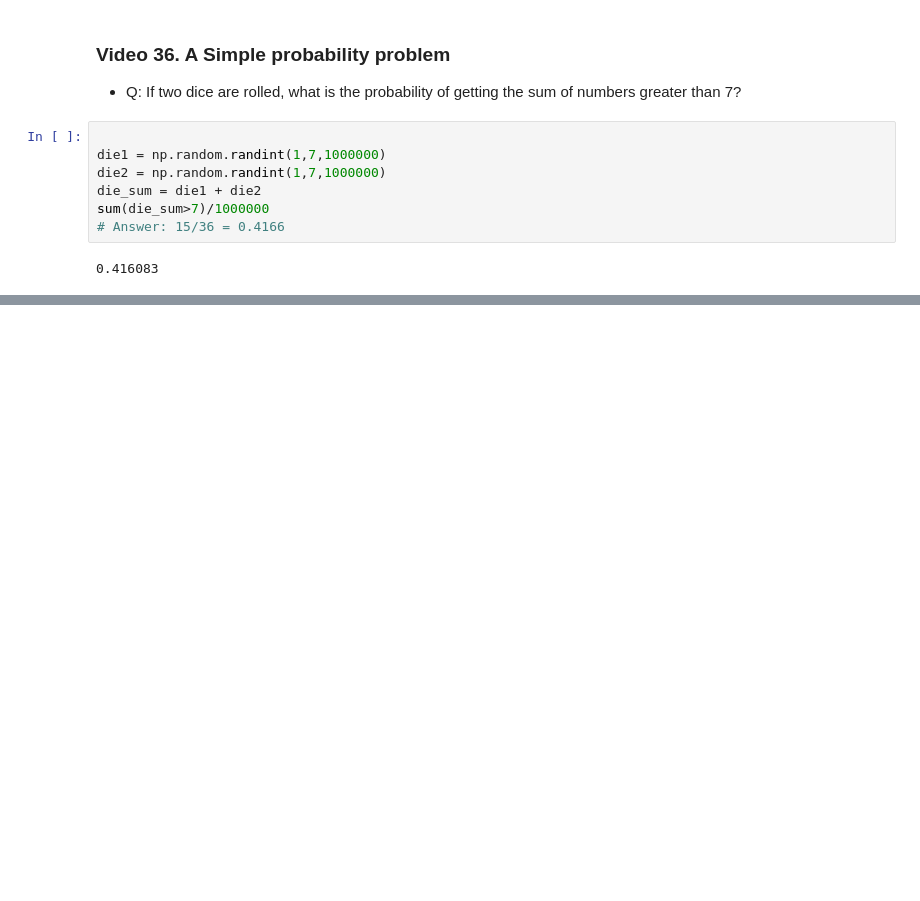
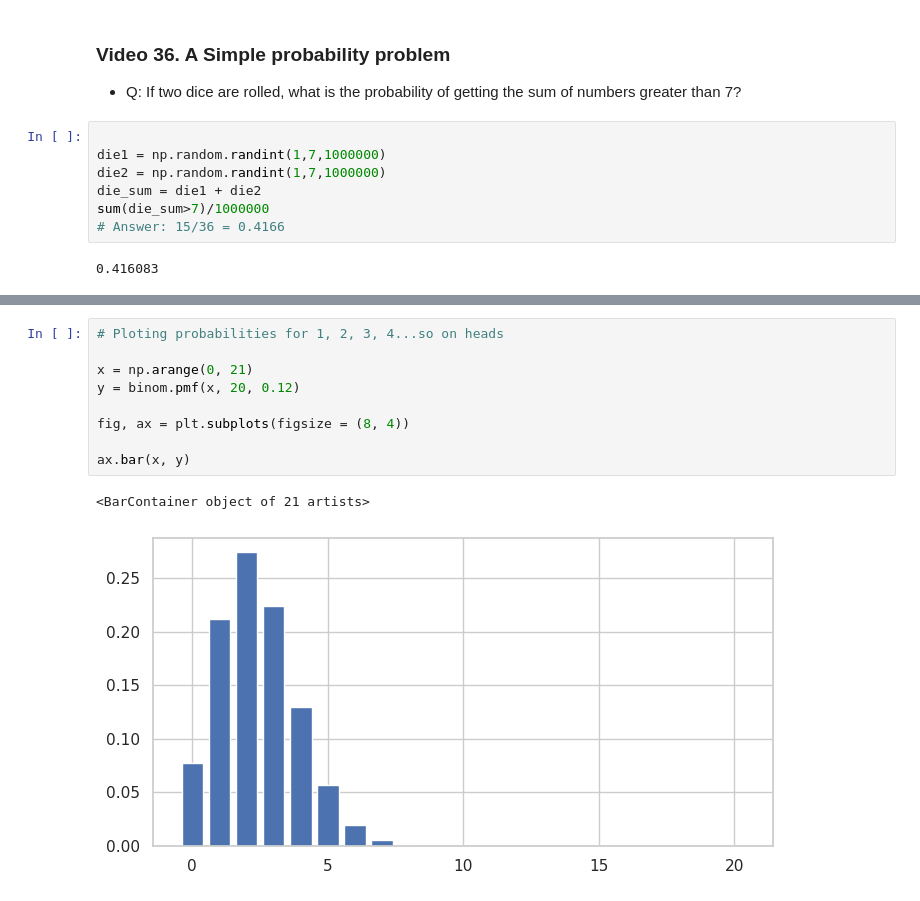
Before and after one commit to rahul-raoniar/Statistics-for-Data-Analysis-using-Python, a Jupyter notebook: 3 Numpy and Probability DIstributions/Numpy and Probability Dist.ipynb, the cells around one changed output, grey strips where cells are left out. Saved outputs shown, nothing was run; the diff lists cells and outputs as text; blank space fills up the shorter version.

```diff
--- a/3 Numpy and Probability DIstributions/Numpy and Probability Dist.ipynb
+++ b/3 Numpy and Probability DIstributions/Numpy and Probability Dist.ipynb
@@ -286,0 +379,12 @@ sum(die_sum>7)/1000000
+# %%
+# Ploting probabilities for 1, 2, 3, 4...so on heads
+
+x = np.arange(0, 21)
+y = binom.pmf(x, 20, 0.12)
+
+fig, ax = plt.subplots(figsize = (8, 4))
+
+ax.bar(x, y)
+# %% [output]
+<BarContainer object of 21 artists>
+[figure, added]
```
Also changed, not shown: parts of 20 cells of this notebook.
